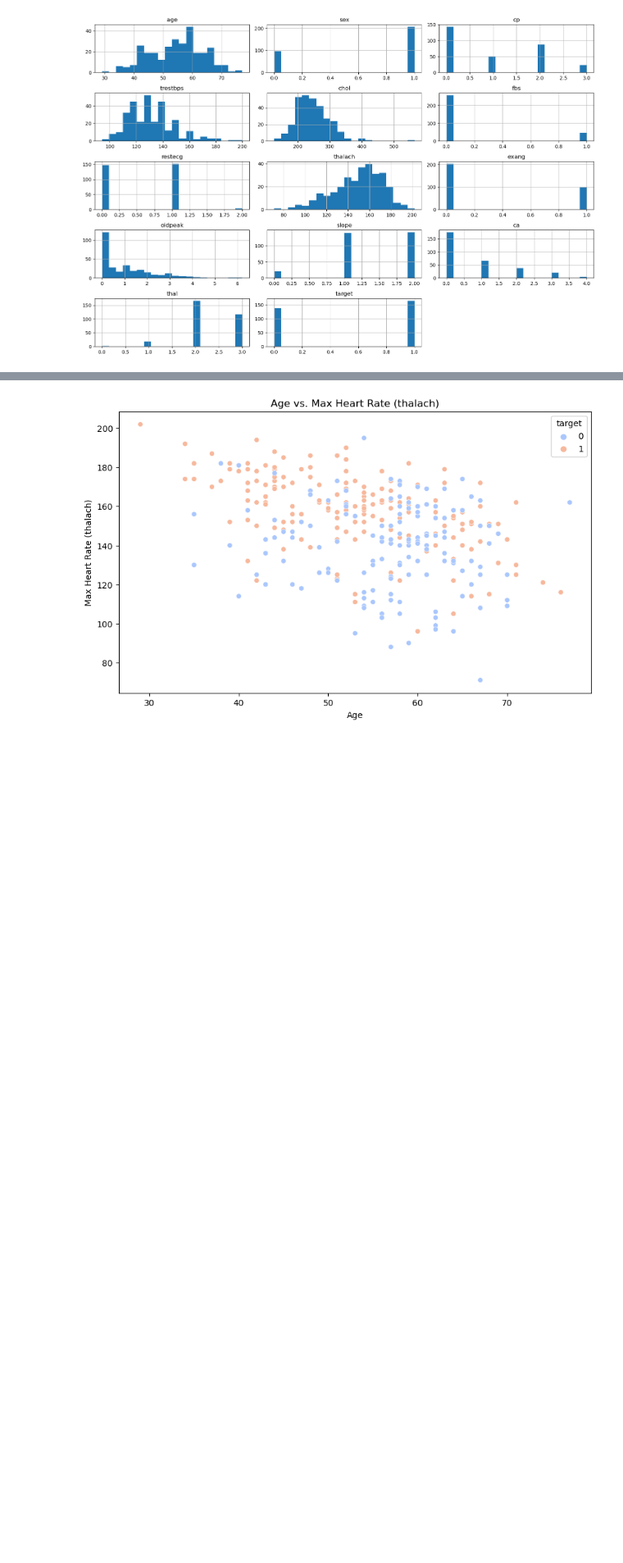
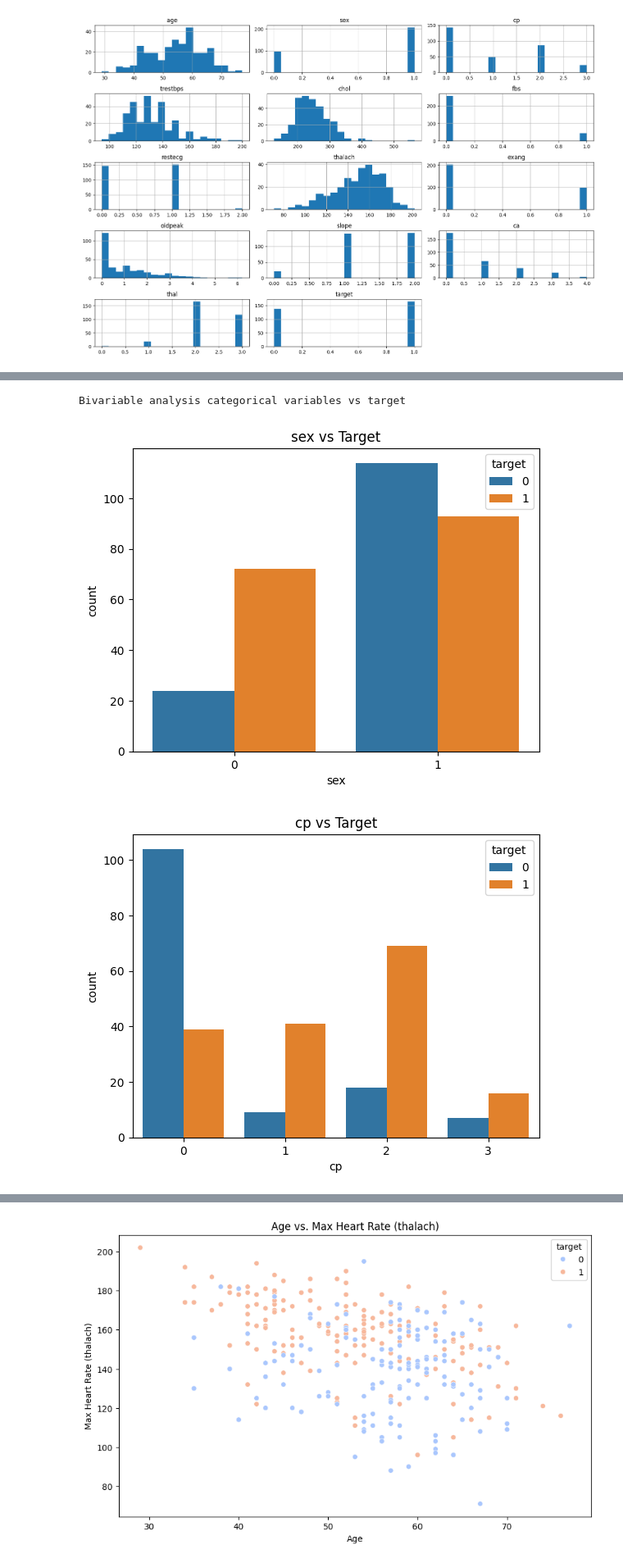
Before and after one commit to Cyiza-Ndoli-DEV/Cyiza_Ndoli_Jean_de_Dieu, a Jupyter notebook: cyiza_ndoli_day12/Heart.ipynb, the cells around one changed output, grey strips where cells are left out. Shown at 82% size. Drawn from its saved outputs; the diff is of its cells as text; code cells hidden in the pictures; blank space fills up the shorter version.

```diff
--- a/cyiza_ndoli_day12/Heart.ipynb
+++ b/cyiza_ndoli_day12/Heart.ipynb
@@ -83,0 +108,12 @@ plt.show()
+# %%
+# Bivariate Analysis - Categorical vs Target
+print("Bivariable analysis categorical variables vs target")
+categorical_columns = ['sex', 'cp', 'fbs', 'restecg', 'exang', 'slope', 'ca', 'thal', 'target']
+for col in categorical_columns[:-1]:  # exclude target itself
+    sns.countplot(x=col, hue='target', data=heart_data)
+    plt.title(f'{col} vs Target')
+    plt.show()
+# %% [output]
+Bivariable analysis categorical variables vs target
+[figure, added]
+[figure, added]
```
Also changed, not shown: parts of 17 cells of this notebook, 4 other files.
